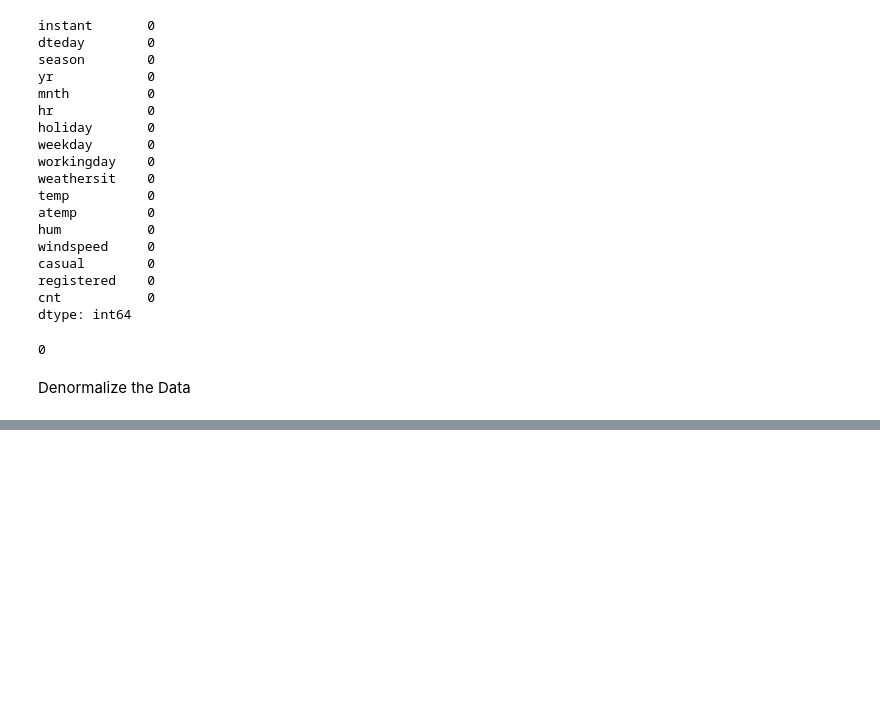
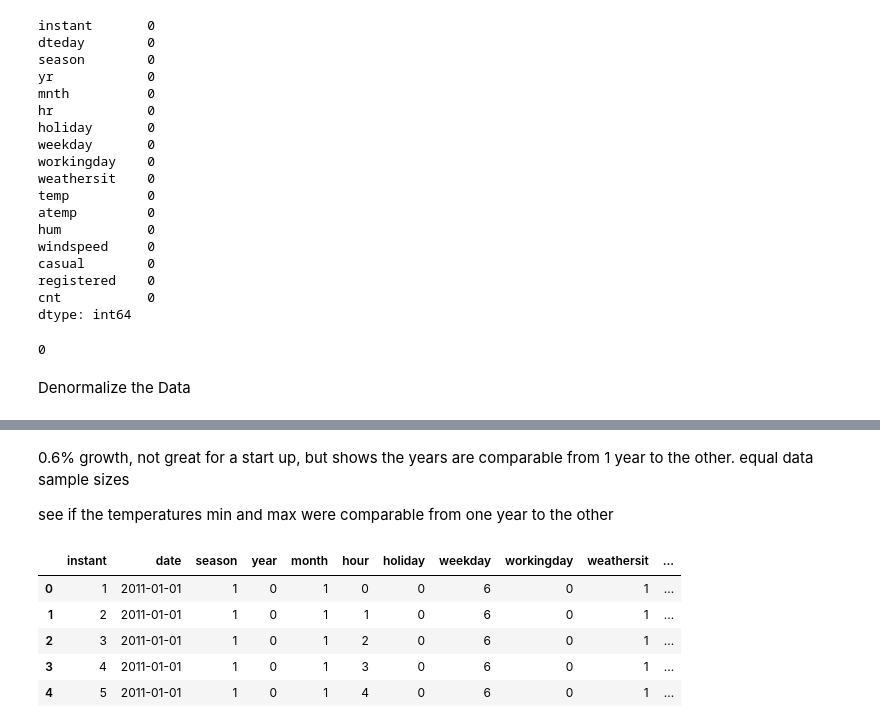
Before and after one commit to MiriamHerrmann/Bike-EDA, a Jupyter notebook: bike_eda.ipynb, the cells around one changed output, grey strips where cells are left out. Cells and saved outputs as stored; diff of their text form; code cells hidden in the pictures; blank space fills up the shorter version.

```diff
--- a/bike_eda.ipynb
+++ b/bike_eda.ipynb
@@ -122,0 +157,13 @@ hd['date'] = pd.to_datetime(hd['date'])
+# %% [markdown]
+0.6% growth, not great for a start up, but shows the years are comparable from 1 year to the other. equal data sample sizes
+
+see if the temperatures min and max were comparable from one year to the other
+# %%
+hd.head()
+# %% [output]
+|  | instant | date | season | year | month | hour | holiday | weekday | workingday | weathersit | ... |
+| 0 | 1 | 2011-01-01 | 1 | 0 | 1 | 0 | 0 | 6 | 0 | 1 | ... |
+| 1 | 2 | 2011-01-01 | 1 | 0 | 1 | 1 | 0 | 6 | 0 | 1 | ... |
+| 2 | 3 | 2011-01-01 | 1 | 0 | 1 | 2 | 0 | 6 | 0 | 1 | ... |
+| 3 | 4 | 2011-01-01 | 1 | 0 | 1 | 3 | 0 | 6 | 0 | 1 | ... |
+| 4 | 5 | 2011-01-01 | 1 | 0 | 1 | 4 | 0 | 6 | 0 | 1 | ... |
```
Also changed, not shown: parts of 9 cells of this notebook.
